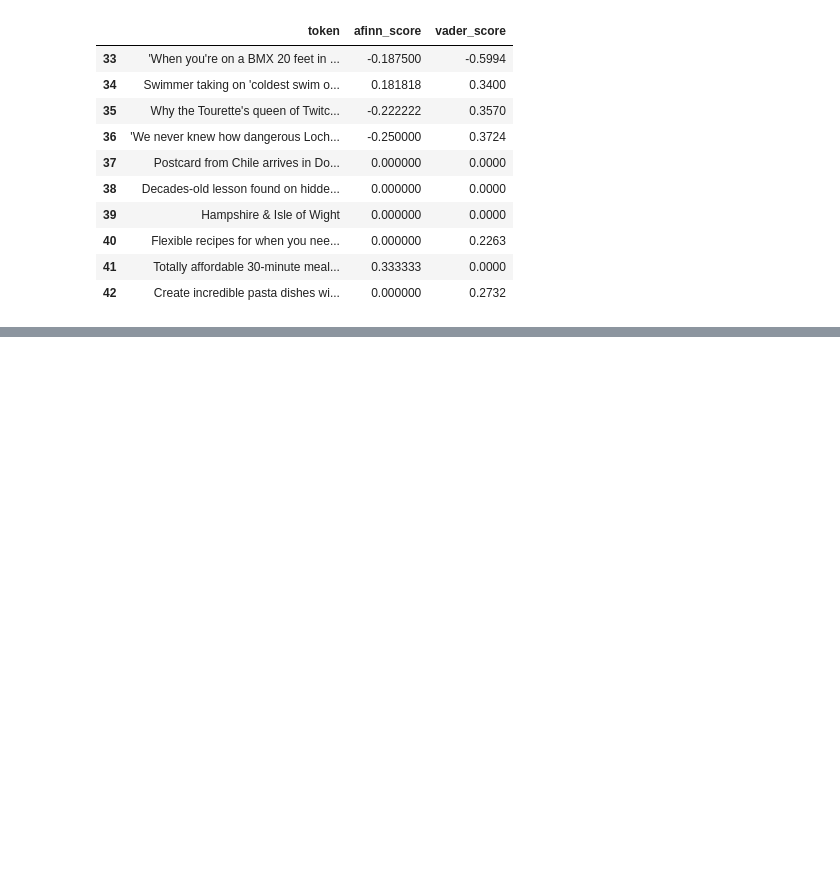
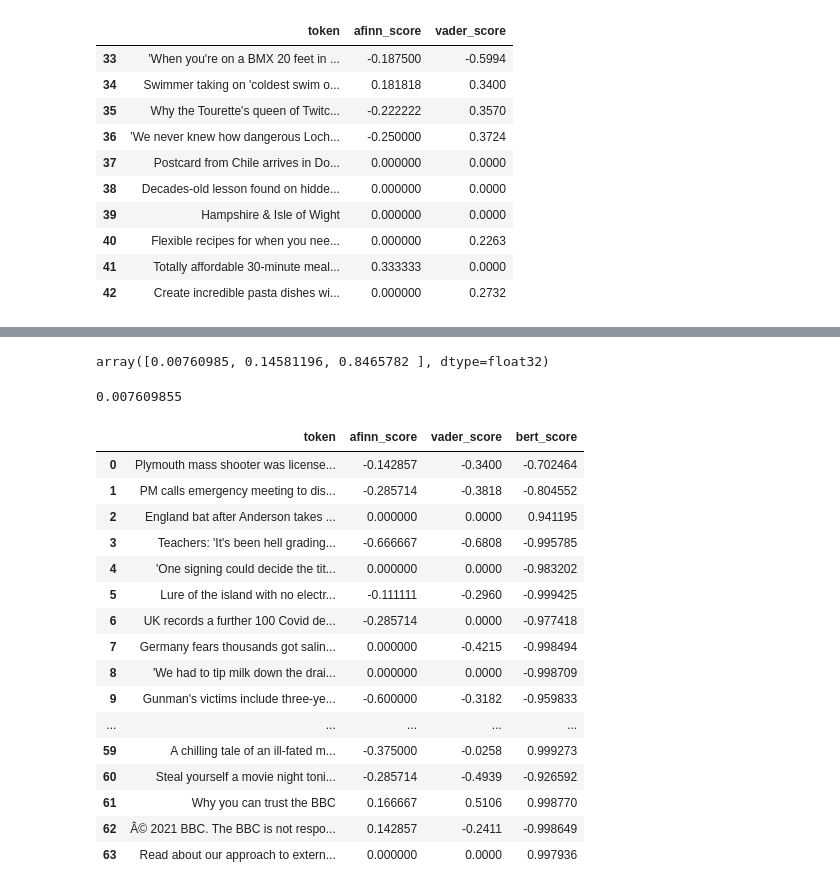
Before and after one commit to mihailthebuilder/bright-news-backend, a Jupyter notebook: research/main.ipynb, the cells around one changed output, grey strips where cells are left out. Cells and saved outputs as stored; diff of their text form; code cells hidden in the pictures; blank space fills up the shorter version.

```diff
--- a/research/main.ipynb
+++ b/research/main.ipynb
@@ -232,0 +255,30 @@ dtype: int64
+# %%
+scores = output[0][0].detach().numpy()
+scores = softmax(scores)
+scores
+# %% [output]
+array([0.00760985, 0.14581196, 0.8465782 ], dtype=float32)
+# %%
+scores[0]
+# %% [output]
+0.007609855
+# %%
+token_df
+# %% [output]
+|  | token | afinn_score | vader_score | bert_score |
+| 0 | Plymouth mass shooter was license... | -0.142857 | -0.3400 | -0.702464 |
+| 1 | PM calls emergency meeting to dis... | -0.285714 | -0.3818 | -0.804552 |
+| 2 | England bat after Anderson takes ... | 0.000000 | 0.0000 | 0.941195 |
+| 3 | Teachers: 'It's been hell grading... | -0.666667 | -0.6808 | -0.995785 |
+| 4 | 'One signing could decide the tit... | 0.000000 | 0.0000 | -0.983202 |
+| 5 | Lure of the island with no electr... | -0.111111 | -0.2960 | -0.999425 |
+| 6 | UK records a further 100 Covid de... | -0.285714 | 0.0000 | -0.977418 |
+| 7 | Germany fears thousands got salin... | 0.000000 | -0.4215 | -0.998494 |
+| 8 | 'We had to tip milk down the drai... | 0.000000 | 0.0000 | -0.998709 |
+| 9 | Gunman's victims include three-ye... | -0.600000 | -0.3182 | -0.959833 |
+| ... | ... | ... | ... | ... |
+| 59 | A chilling tale of an ill-fated m... | -0.375000 | -0.0258 | 0.999273 |
+| 60 | Steal yourself a movie night toni... | -0.285714 | -0.4939 | -0.926592 |
+| 61 | Why you can trust the BBC | 0.166667 | 0.5106 | 0.998770 |
+| 62 | Â© 2021 BBC. The BBC is not respo... | 0.142857 | -0.2411 | -0.998649 |
+| 63 | Read about our approach to extern... | 0.000000 | 0.0000 | 0.997936 |
```
Also changed, not shown: parts of 25 cells of this notebook.
